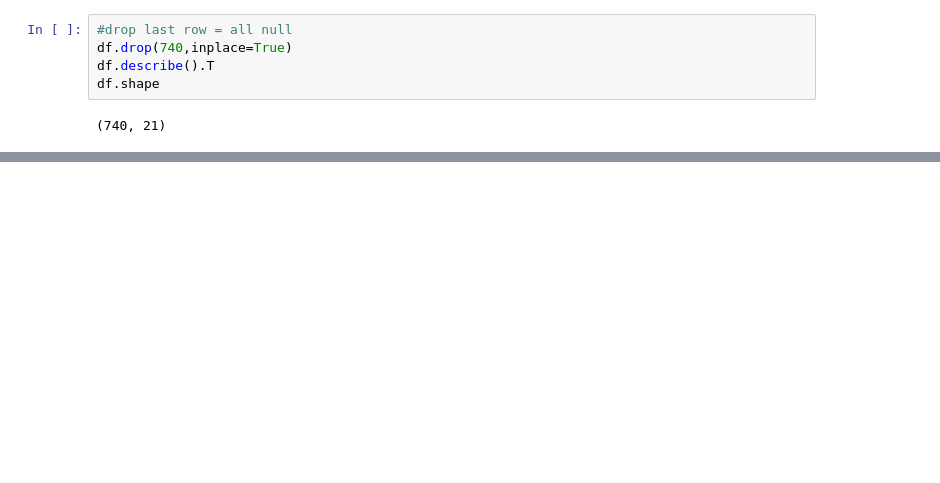
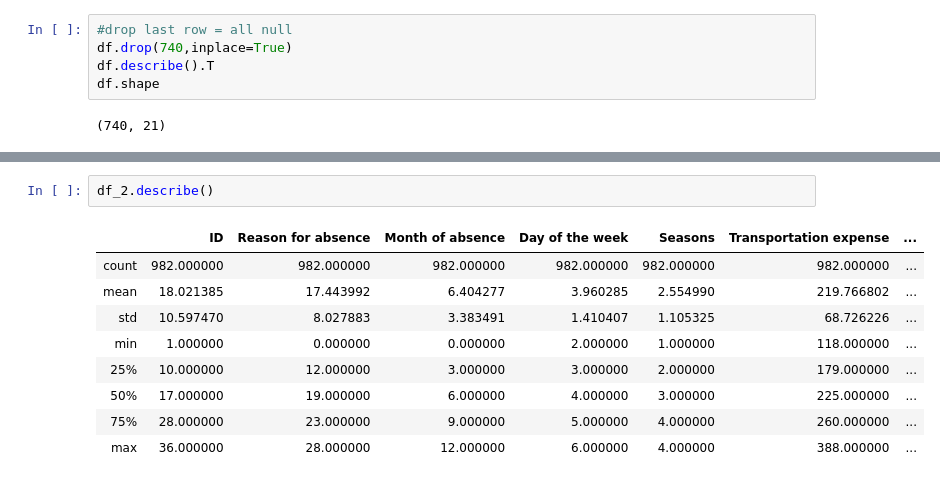
Before and after one commit to meitalis/meitalis_repository, a Jupyter notebook: projects/absenteeism/absenteeism_at_work.ipynb, the cells around one changed output, grey strips where cells are left out. Saved outputs shown, nothing was run; the diff lists cells and outputs as text; blank space fills up the shorter version.

```diff
--- a/projects/absenteeism/absenteeism_at_work.ipynb
+++ b/projects/absenteeism/absenteeism_at_work.ipynb
@@ -47,0 +102,12 @@ from sklearn.metrics import mean_squared_error, r2_score
+# %%
+df_2.describe()
+# %% [output]
+|  | ID | Reason for absence | Month of absence | Day of the week | Seasons | Transportation expense | ... |
+| count | 982.000000 | 982.000000 | 982.000000 | 982.000000 | 982.000000 | 982.000000 | ... |
+| mean | 18.021385 | 17.443992 | 6.404277 | 3.960285 | 2.554990 | 219.766802 | ... |
+| std | 10.597470 | 8.027883 | 3.383491 | 1.410407 | 1.105325 | 68.726226 | ... |
+| min | 1.000000 | 0.000000 | 0.000000 | 2.000000 | 1.000000 | 118.000000 | ... |
+| 25% | 10.000000 | 12.000000 | 3.000000 | 3.000000 | 2.000000 | 179.000000 | ... |
+| 50% | 17.000000 | 19.000000 | 6.000000 | 4.000000 | 3.000000 | 225.000000 | ... |
+| 75% | 28.000000 | 23.000000 | 9.000000 | 5.000000 | 4.000000 | 260.000000 | ... |
+| max | 36.000000 | 28.000000 | 12.000000 | 6.000000 | 4.000000 | 388.000000 | ... |
```
Also changed, not shown: parts of 10 cells of this notebook.
